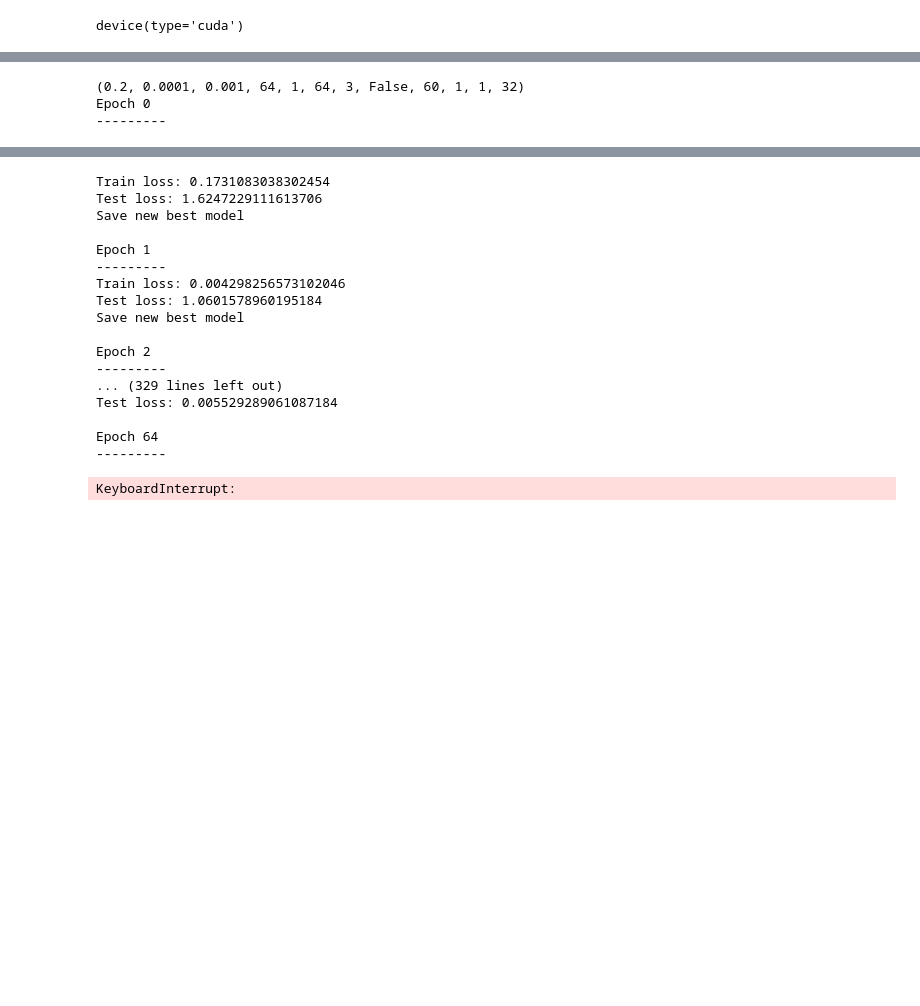
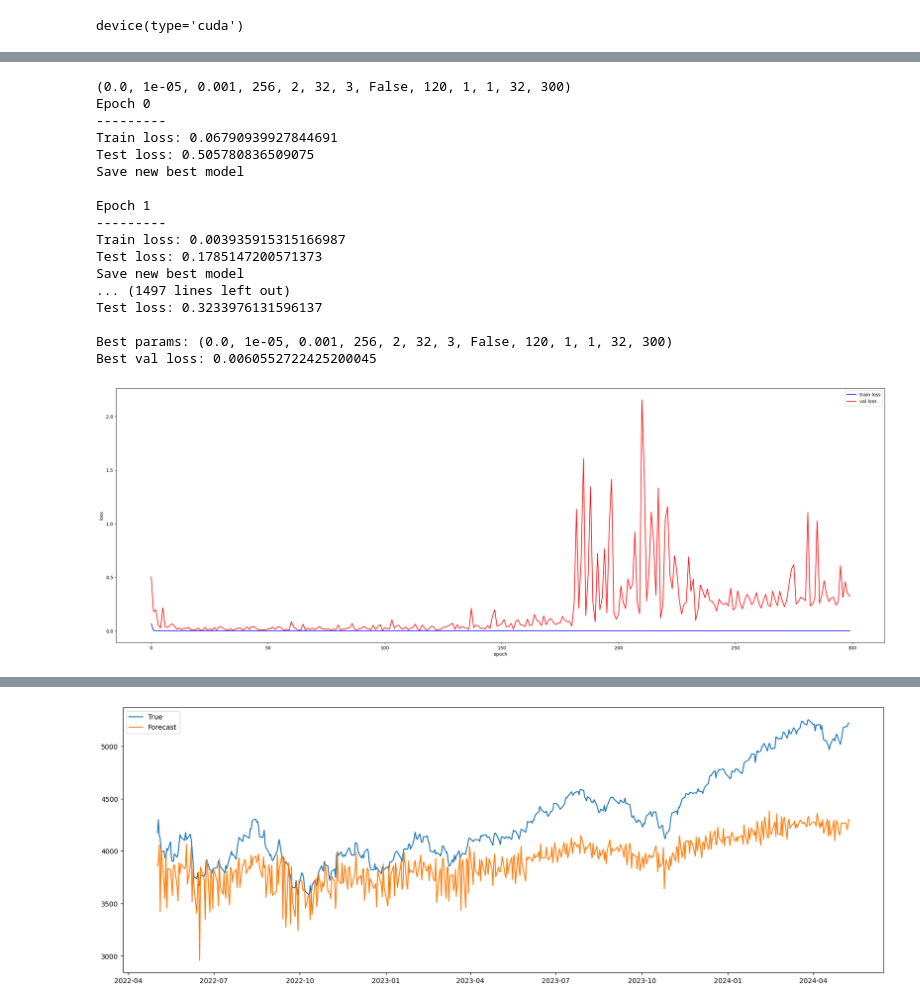
Before and after one commit to gri11/stonk, a Jupyter notebook: playground/RESNLS_clean.ipynb, the cells around one changed output, grey strips where cells are left out. Cells and saved outputs as stored; diff of their text form; code cells hidden in the pictures; blank space fills up the shorter version.

```diff
--- a/playground/RESNLS_clean.ipynb
+++ b/playground/RESNLS_clean.ipynb
@@ -709,7 +737,7 @@ def grid_search(param_combinations):
 
     for params in tqdm(param_combinations):
         print(params)
-        dropout_lstm, weight_decay, learning_rate, num_lstm_hiddensize, lstm_layers, filters, kernel_size, bidirectional, num_consecutive_days, days_pred, num_features, batch_size = params
+        dropout_lstm, weight_decay, learning_rate, num_lstm_hiddensize, lstm_layers, filters, kernel_size, bidirectional, num_consecutive_days, days_pred, num_features, batch_size, num_epoch = params
         model = ResNLS(num_consecutive_days,
                        days_pred,
                        num_lstm_hiddensize,
@@ -758,7 +786,7 @@ def grid_search(param_combinations):
 
         train_losses = []
         val_losses = []
-        for ix_epoch in range(150):
+        for ix_epoch in range(num_epoch):
             print(f"Epoch {ix_epoch}\n---------")
             train_losses.append(train_model(train_loader, model, loss_function, optimizer=optimizer))
             best_val_loss, avg_loss = test_model(val_loader, model, loss_function, best_val_loss)
@@ -816,7 +844,7 @@ def grid_search(param_combinations):
     return best_params
 
 def copy_from_best(best_params):
-    dropout_lstm, weight_decay, learning_rate, num_lstm_hiddensize, lstm_layers, filters, kernel_size, bidirectional, num_consecutive_days, days_pred, num_features, batch_size = best_params
+    dropout_lstm, weight_decay, learning_rate, num_lstm_hiddensize, lstm_layers, filters, kernel_size, bidirectional, num_consecutive_days, days_pred, num_features, batch_size, num_epoch = best_params
     param_grid = {
       'dropout_lstm': [dropout_lstm],
       'weight_decay': [weight_decay],
@@ -829,7 +857,8 @@ def copy_from_best(best_params):
       'num_consecutive_days': [num_consecutive_days],
       'days_pred': [days_pred],
       'num_features': [num_features],
-      'batch_size': [batch_size]
+      'batch_size': [batch_size],
+      'num_epoch': [num_epoch]
     }
     return param_grid
 # %%
@@ -845,19 +874,36 @@ param_grid = {
     'num_consecutive_days': [num_consecutive_days],
     'days_pred': [days_pred],
     'num_features': [num_features],
-    'batch_size': [batch_size]
+    'batch_size': [batch_size],
+    'num_epoch': [num_epoch]
 }
 # param_combinations = list(product(*param_grid.values()))[0]
 # %%
 param_grid = copy_from_best(list(product(*param_grid.values()))[0])
-param_grid['weight_decay'] = [1e-4, 1e-5]
-param_grid['learning_rate'] = [1e-3,5e-4]
+# param_grid['weight_decay'] = [1e-4, 1e-5]
+# param_grid['learning_rate'] = [1e-3,5e-4]
+param_grid['num_epoch'] = [300]
 param_combinations = list(product(*param_grid.values()))
 best_params = grid_search(param_combinations)
 param_grid = copy_from_best(best_params)
 for key, value in param_grid.items():
-    print(f"{key}: {value}")
+    print(f"{key}: {value[0]}")
 # %% [output]
-(0.2, 0.0001, 0.001, 64, 1, 64, 3, False, 60, 1, 1, 32)
+(0.0, 1e-05, 0.001, 256, 2, 32, 3, False, 120, 1, 1, 32, 300)
 Epoch 0
 ---------
+Train loss: 0.06790939927844691
+Test loss: 0.505780836509075
+Save new best model
+
+Epoch 1
+---------
+Train loss: 0.003935915315166987
+Test loss: 0.1785147200571373
+Save new best model
+... (1497 lines left out)
+Test loss: 0.3233976131596137
+
+Best params: (0.0, 1e-05, 0.001, 256, 2, 32, 3, False, 120, 1, 1, 32, 300)
+Best val loss: 0.0060552722425200045
+[figure, added]
@@ -865,21 +927,4 @@ dropout option adds dropout after all but last recurrent layer, so non-zero drop
-Train loss: 0.1731083038302454
-Test loss: 1.6247229111613706
-Save new best model
-
-Epoch 1
----------
-Train loss: 0.004298256573102046
-Test loss: 1.0601578960195184
-Save new best model
-
-Epoch 2
----------
-... (329 lines left out)
-Test loss: 0.005529289061087184
-
-Epoch 64
----------
-KeyboardInterrupt:
+[figure, added]
 # %%
 param_grid = copy_from_best(best_params)
 param_grid['bidirectional'] = [False]
```
Also changed, not shown: parts of 19 cells of this notebook.
